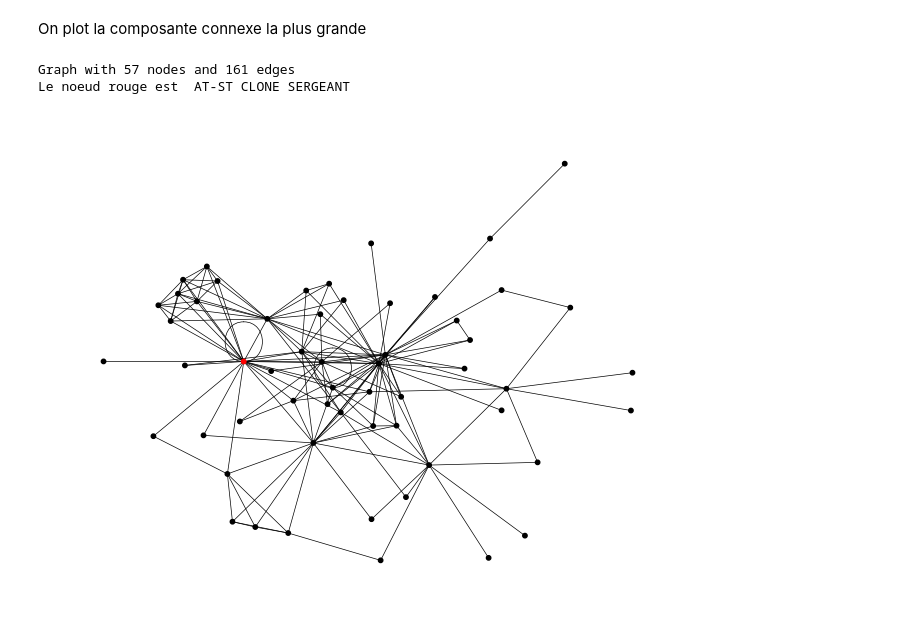
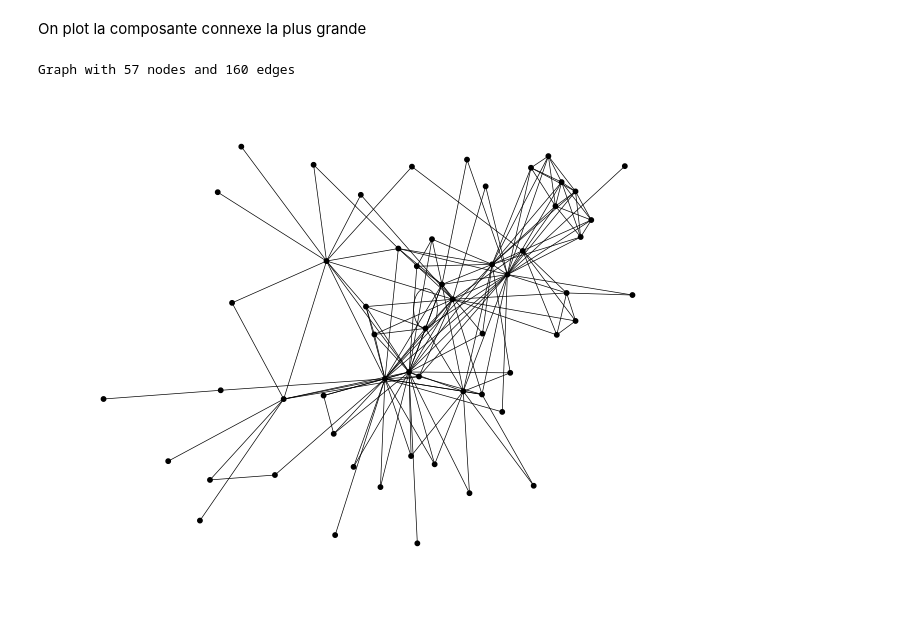
Before and after one commit to igivotron/LINMA1691, a Jupyter notebook: Devoir4/StarGraph.ipynb, the cells around one changed output. Saved outputs shown, nothing was run; the diff lists cells and outputs as text; code cells hidden in the pictures.

```diff
--- a/Devoir4/StarGraph.ipynb
+++ b/Devoir4/StarGraph.ipynb
@@ -47,3 +47,6 @@ for i in range(len(data)):
     for personnage in personnages:
         if personnage[:-1] not in characters[i]:
             characters[i].append(personnage[:-1])
+
+for i in characters:
+    print(i, characters[i])
@@ -87,12 +108,14 @@ for i in characters:
 
     if 'MACE WLNDU' in characters[i]:
         characters[i].remove('MACE WLNDU')
-        characters[i].append('MACE WINDU')
+        if "MACE WINDU" not in characters[i]:
+            characters[i].append('MACE WINDU')
         error += 1
 
     if 'BAIL' in characters[i]:
         characters[i].remove('BAIL')
-        characters[i].append('BAIL ORGANA')
+        if "BAIL ORGANA" not in characters[i]:
+            characters[i].append('BAIL ORGANA')
         error += 1
 
     if 'DARTH SLDIOUS' in characters[i]:
@@ -110,6 +133,9 @@ Nombre d'erreurs (hors fautes de majuscule):  25
 # %%
 nodes = []
 edges = []
+for i in characters:
+    print(i, characters[i])
+
 for i in characters:
     if len(characters[i]) >= 2:
         edges.append(characters[i])
@@ -195,13 +239,13 @@ Nombre de composantes connexes :  7
 On plot la composante connexe la plus grande
 # %%
 cc_draw = max_cc
+
 color = np.array(["black"] * len(max_cc.nodes()))
-color[2] = "red"
+
 pos = nx.spring_layout(cc_draw)
 nx.draw(cc_draw, pos, node_color=color, node_size=10, width=0.5)
+
 print(max_cc)
-print("Le noeud rouge est ", nodes[2])
 # %% [output]
-Graph with 57 nodes and 161 edges
-Le noeud rouge est  AT-ST CLONE SERGEANT
+Graph with 57 nodes and 160 edges
-[figure, old version]
+[figure, new version]
```
Also changed, not shown: parts of 6 cells of this notebook.
